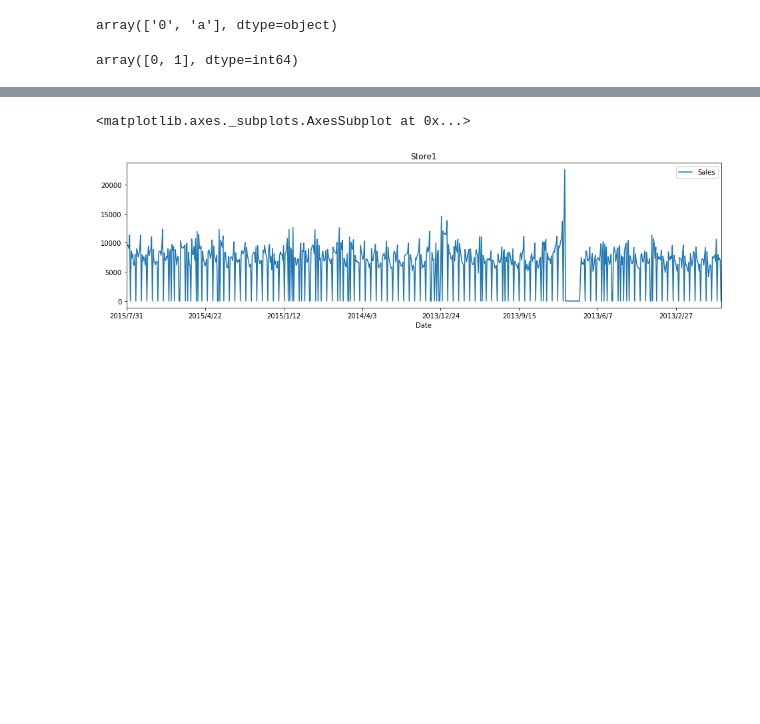
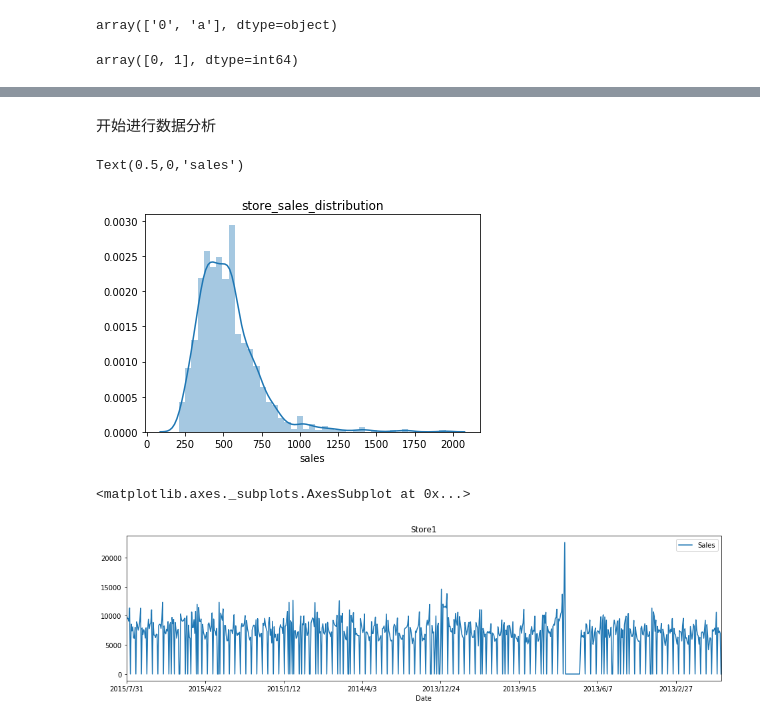
Before and after one commit to lirong1986/-rossmann-store-sales, a Jupyter notebook: rossmann-store-sales-final.ipynb, the cells around one changed output, grey strips where cells are left out. Saved outputs shown, nothing was run; the diff lists cells and outputs as text; code cells hidden in the pictures; blank space fills up the shorter version.

```diff
--- a/rossmann-store-sales-final.ipynb
+++ b/rossmann-store-sales-final.ipynb
@@ -11,7 +11,7 @@ import seaborn as sns
 #这里1、使用format进行字符串的格式化操作
 #2、运用 python的with 方法方便的进行异常的处理，和对资源的清理，省了些 try catch finally的步骤
 def open_csv(csv_name):
-    with open(r'D:\ml\rossmann-store-sales\{}'.format(csv_name)) as f:
+    with open(r'D:\ml\rossmann-store-sales\rossmann-store-sales\{}'.format(csv_name)) as f:
         data = pd.read_csv(f)
     return data
 # %%
@@ -400,0 +309,2 @@ array([0, 1], dtype=int64)
+# %%
+data_store.fillna(0, inplace=True)#促销和竞争对手信息缺失补位0
@@ -400,0 +348,5 @@ array([0, 1], dtype=int64)
+# %%
+#生成新数据
+data_train_new=pd.merge(data_train,data_store,on='Store',how='left')
+data_train_new.Date=pd.to_datetime(data_train_new.Date)
+data_train_new.head()
@@ -401,3 +371,15 @@ array([0, 1], dtype=int64)
+# %% [markdown]
+开始进行数据分析
+# %%
+#每家店sales总额的分布
+df1=data_train_new.groupby('Store')['Sales'].sum()/10000
+#df1.head()
+sns.distplot(df1)
+plt.title('store_sales_distribution')
+plt.xlabel('sales')
+# %% [output]
+Text(0.5,0,'sales')
+[figure, added]
 # %%
 #分析销量随时间变化,#这里换成平均值随时间变化
 data_train.loc[data_train['Store']==100 ,['Date','Sales']].plot(x='Date',y='Sales',title='Store1',figsize=(16,4))
```
Also changed, not shown: parts of 32 cells of this notebook.
